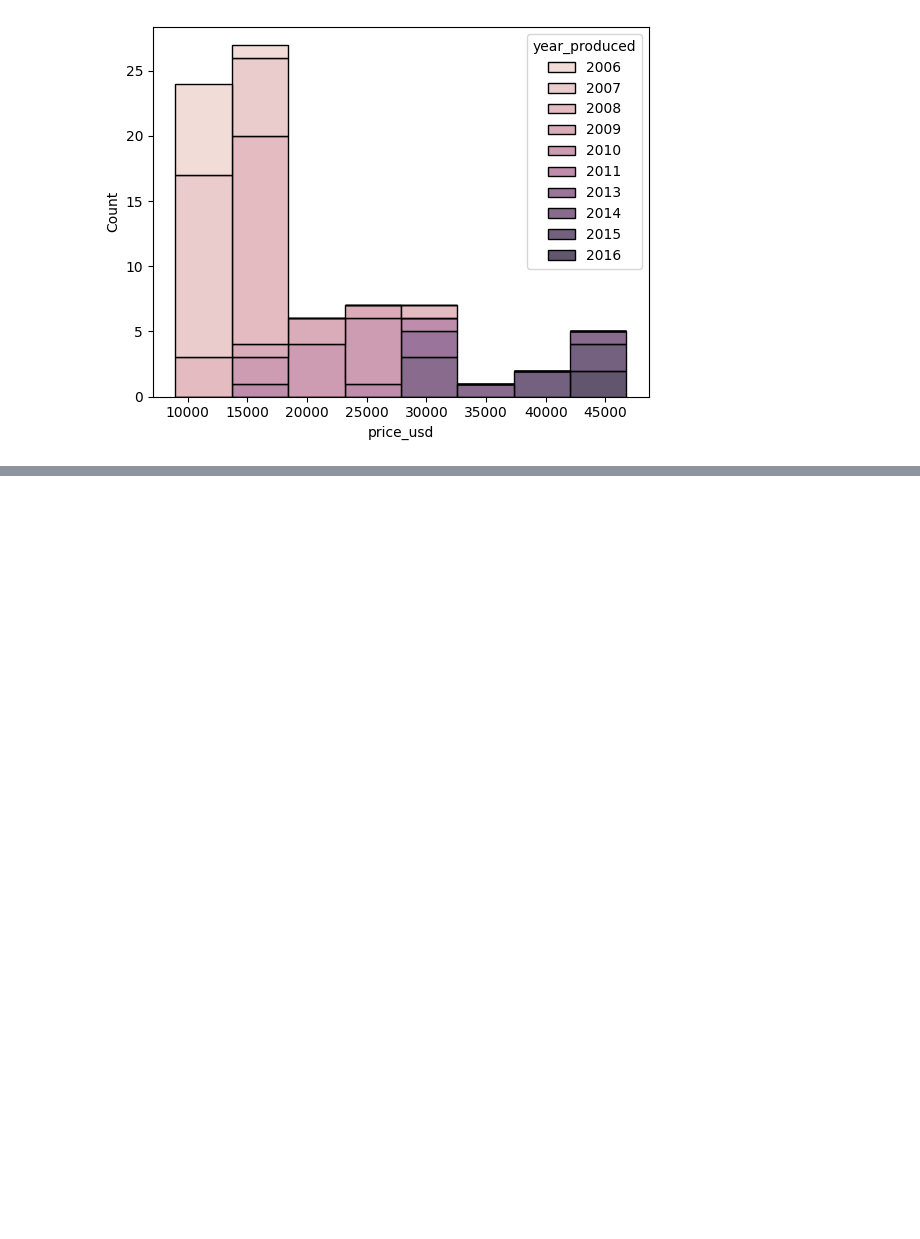
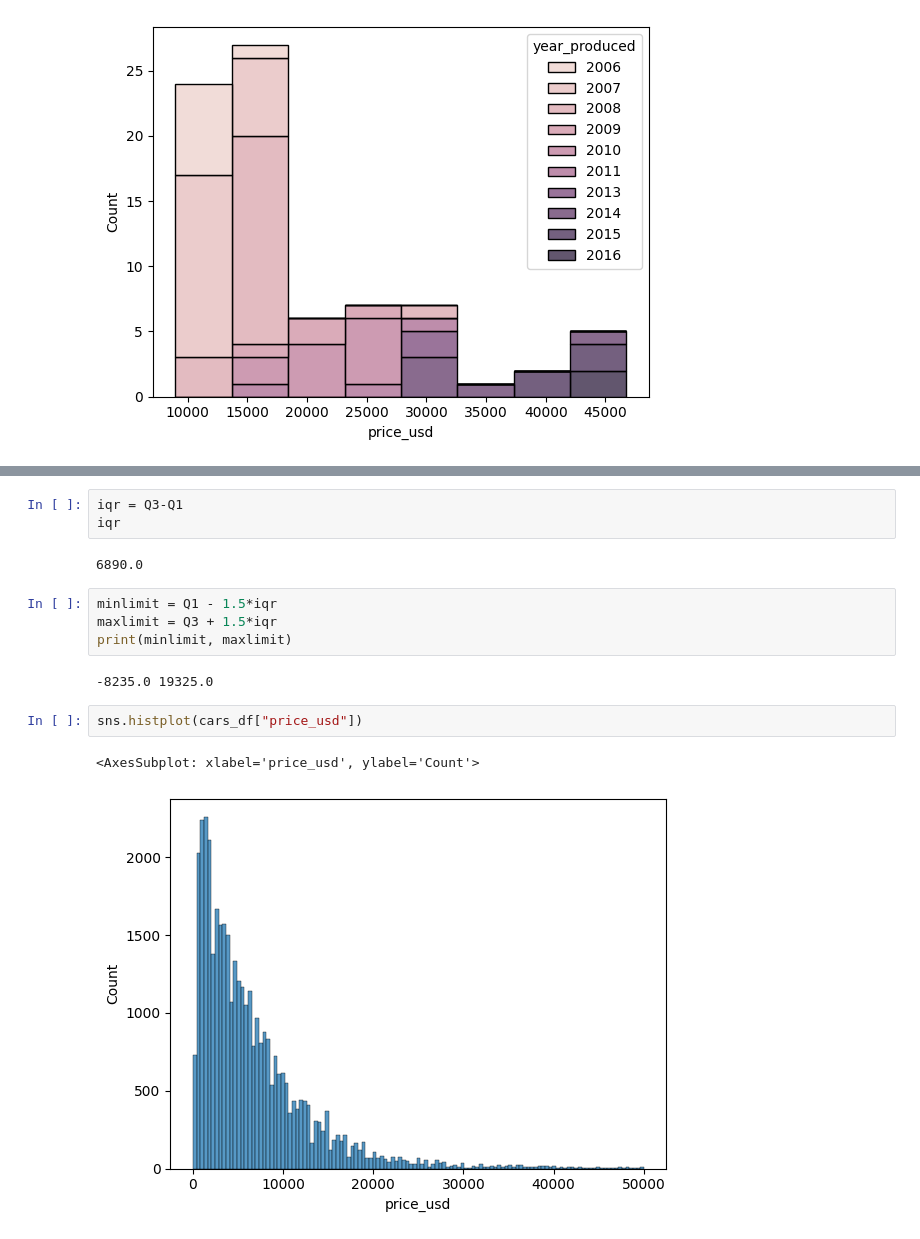
Before and after one commit to luchoss10/stadistics_couse, a Jupyter notebook: 04_tipos_de_datos.ipynb, the cells around one changed output, grey strips where cells are left out. Saved outputs shown, nothing was run; the diff lists cells and outputs as text; blank space fills up the shorter version.

```diff
--- a/04_tipos_de_datos.ipynb
+++ b/04_tipos_de_datos.ipynb
@@ -85,0 +103,16 @@ sns.histplot(my_inerest_Q7, x = 'price_usd', hue = 'year_produced', multiple="st
+# %%
+iqr = Q3-Q1
+iqr
+# %% [output]
+6890.0
+# %%
+minlimit = Q1 - 1.5*iqr
+maxlimit = Q3 + 1.5*iqr
+print(minlimit, maxlimit)
+# %% [output]
+-8235.0 19325.0
+# %%
+sns.histplot(cars_df["price_usd"])
+# %% [output]
+<AxesSubplot: xlabel='price_usd', ylabel='Count'>
+[figure, added]
```
Also changed, not shown: parts of 9 cells of this notebook, 5 other files.
